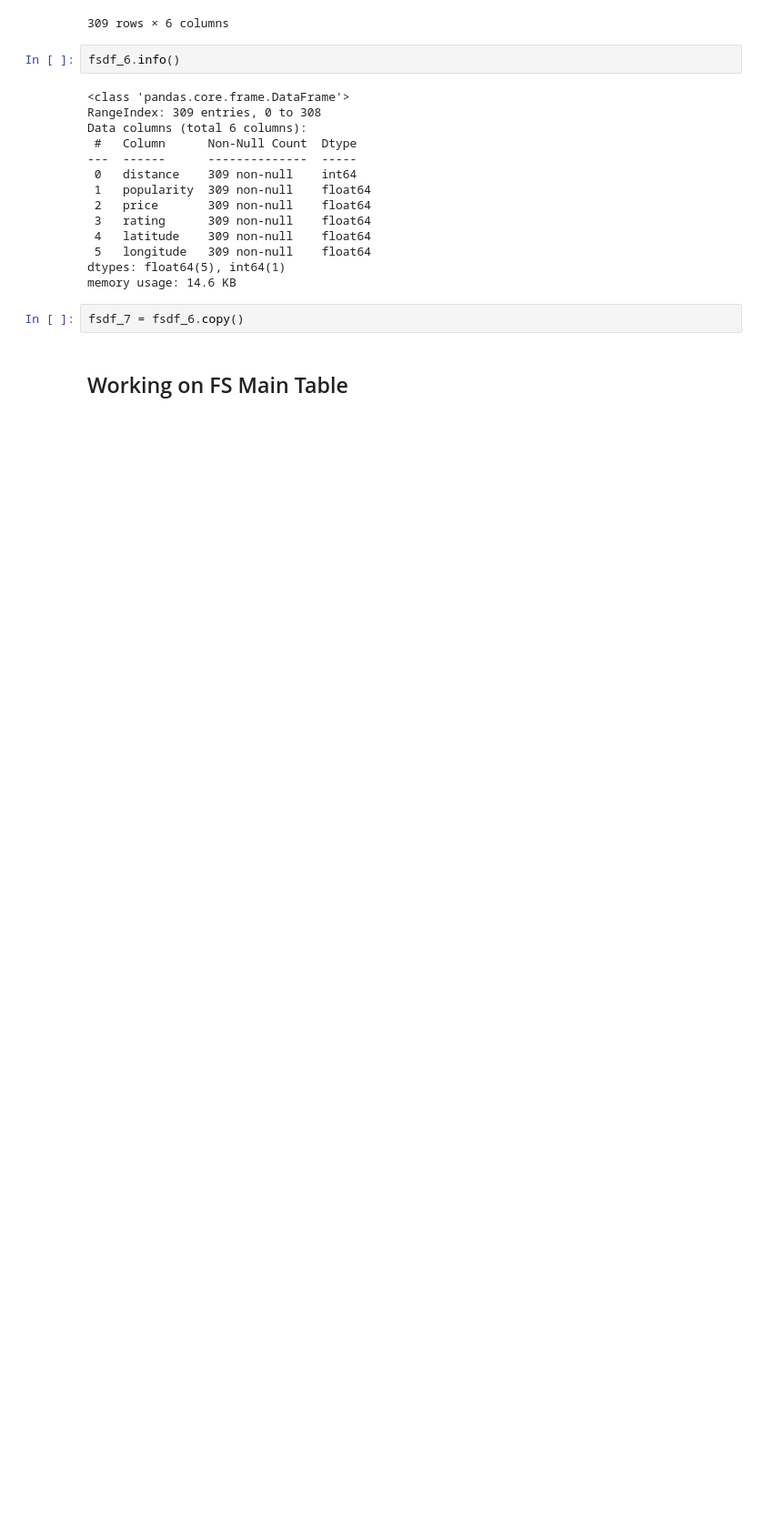
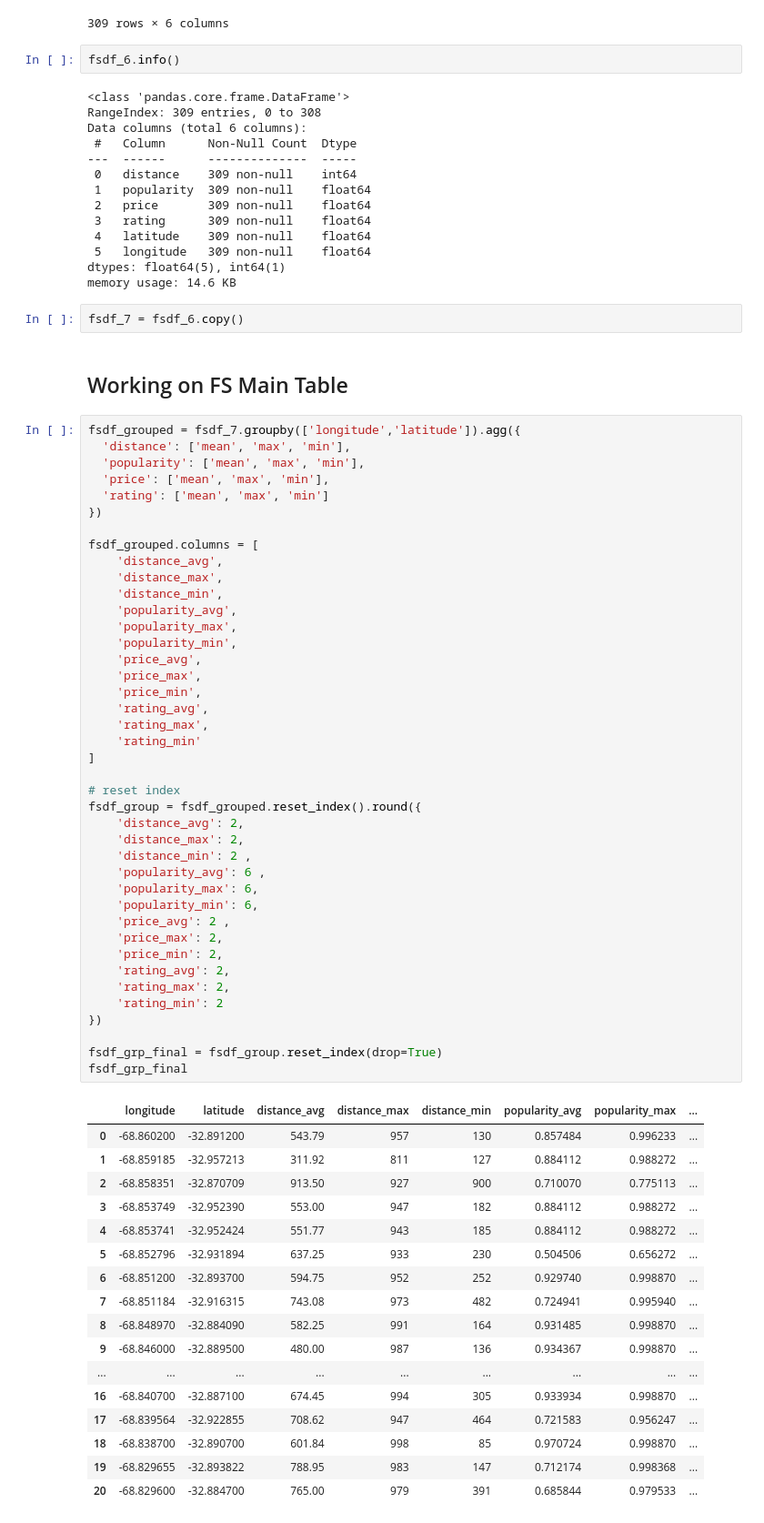
Before and after one commit to TayyubaK/Statistical-Modelling-Project, a Jupyter notebook: notebooks/EDA_part1_part2.ipynb, the cells around one changed output. Shown at 91% size. Saved outputs shown, nothing was run; the diff lists cells and outputs as text; blank space fills up the shorter version.

```diff
--- a/notebooks/EDA_part1_part2.ipynb
+++ b/notebooks/EDA_part1_part2.ipynb
@@ -559,4 +559,63 @@ memory usage: 14.6 KB
 fsdf_7 = fsdf_6.copy()
 # %% [markdown]
 ## Working on FS Main Table
+# %%
+fsdf_grouped = fsdf_7.groupby(['longitude','latitude']).agg({
+  'distance': ['mean', 'max', 'min'],
+  'popularity': ['mean', 'max', 'min'],
+  'price': ['mean', 'max', 'min'],
+  'rating': ['mean', 'max', 'min']
+})
+
+fsdf_grouped.columns = [
+    'distance_avg',
+    'distance_max',
+    'distance_min',
+    'popularity_avg',
+    'popularity_max',
+    'popularity_min',
+    'price_avg',
+    'price_max',
+    'price_min',
+    'rating_avg',
+    'rating_max',
+    'rating_min'
+]
+
+# reset index
+fsdf_group = fsdf_grouped.reset_index().round({
+    'distance_avg': 2,
+    'distance_max': 2,
+    'distance_min': 2 ,
+    'popularity_avg': 6 ,
+    'popularity_max': 6,
+    'popularity_min': 6,
+    'price_avg': 2 ,
+    'price_max': 2,
+    'price_min': 2,
+    'rating_avg': 2,
+    'rating_max': 2,
+    'rating_min': 2
+})
+
+fsdf_grp_final = fsdf_group.reset_index(drop=True)
+fsdf_grp_final
+# %% [output]
+|  | longitude | latitude | distance_avg | distance_max | distance_min | popularity_avg | popularity_max | ... |
+| 0 | -68.860200 | -32.891200 | 543.79 | 957 | 130 | 0.857484 | 0.996233 | ... |
+| 1 | -68.859185 | -32.957213 | 311.92 | 811 | 127 | 0.884112 | 0.988272 | ... |
+| 2 | -68.858351 | -32.870709 | 913.50 | 927 | 900 | 0.710070 | 0.775113 | ... |
+| 3 | -68.853749 | -32.952390 | 553.00 | 947 | 182 | 0.884112 | 0.988272 | ... |
+| 4 | -68.853741 | -32.952424 | 551.77 | 943 | 185 | 0.884112 | 0.988272 | ... |
+| 5 | -68.852796 | -32.931894 | 637.25 | 933 | 230 | 0.504506 | 0.656272 | ... |
+| 6 | -68.851200 | -32.893700 | 594.75 | 952 | 252 | 0.929740 | 0.998870 | ... |
+| 7 | -68.851184 | -32.916315 | 743.08 | 973 | 482 | 0.724941 | 0.995940 | ... |
+| 8 | -68.848970 | -32.884090 | 582.25 | 991 | 164 | 0.931485 | 0.998870 | ... |
+| 9 | -68.846000 | -32.889500 | 480.00 | 987 | 136 | 0.934367 | 0.998870 | ... |
+| ... | ... | ... | ... | ... | ... | ... | ... | ... |
+| 16 | -68.840700 | -32.887100 | 674.45 | 994 | 305 | 0.933934 | 0.998870 | ... |
+| 17 | -68.839564 | -32.922855 | 708.62 | 947 | 464 | 0.721583 | 0.956247 | ... |
+| 18 | -68.838700 | -32.890700 | 601.84 | 998 | 85 | 0.970724 | 0.998870 | ... |
+| 19 | -68.829655 | -32.893822 | 788.95 | 983 | 147 | 0.712174 | 0.998368 | ... |
+| 20 | -68.829600 | -32.884700 | 765.00 | 979 | 391 | 0.685844 | 0.979533 | ... |
 # %%
```
Also changed, not shown: parts of 6 cells of this notebook.
